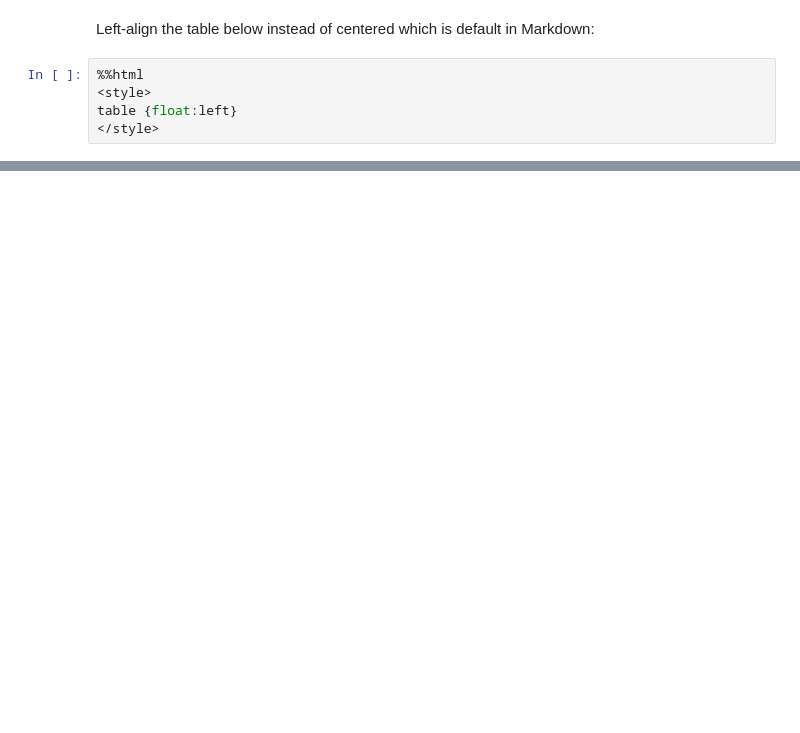
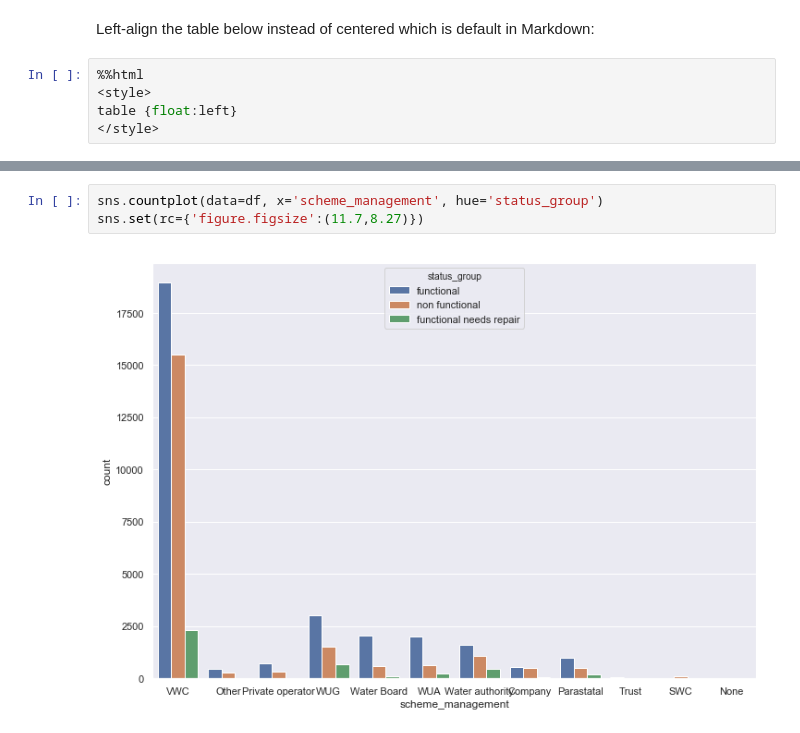
Before and after one commit to AmmarJawad/Predicting-Water-Pumps-in-Tanzania, a Jupyter notebook: submission.ipynb, the cells around one changed output, grey strips where cells are left out. Cells and saved outputs as stored; diff of their text form; blank space fills up the shorter version.

```diff
--- a/submission.ipynb
+++ b/submission.ipynb
@@ -86,0 +270,5 @@ table {float:left}
+# %%
+sns.countplot(data=df, x='scheme_management', hue='status_group')
+sns.set(rc={'figure.figsize':(11.7,8.27)})
+# %% [output]
+[figure, added]
```
Also changed, not shown: parts of 23 cells of this notebook.
